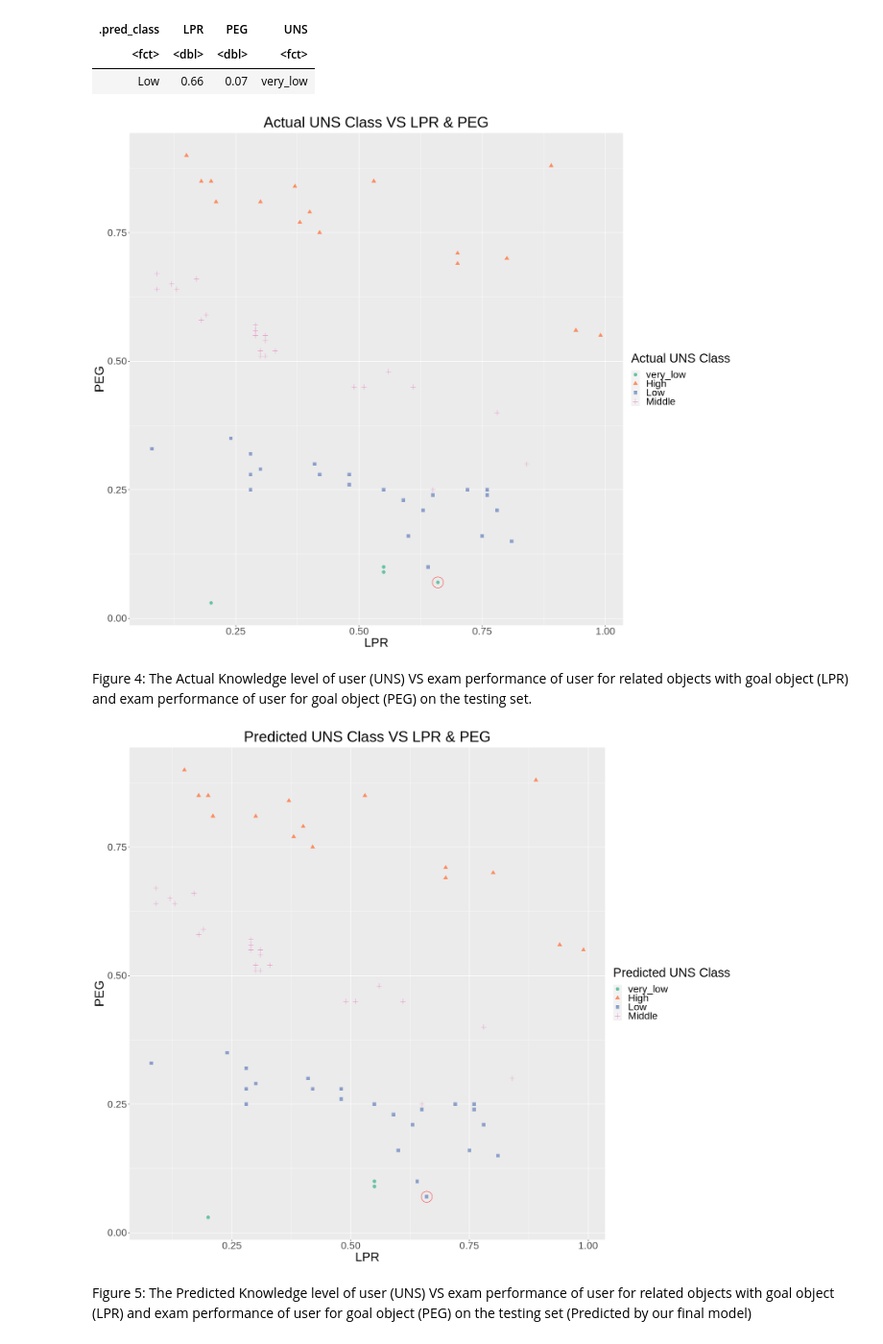
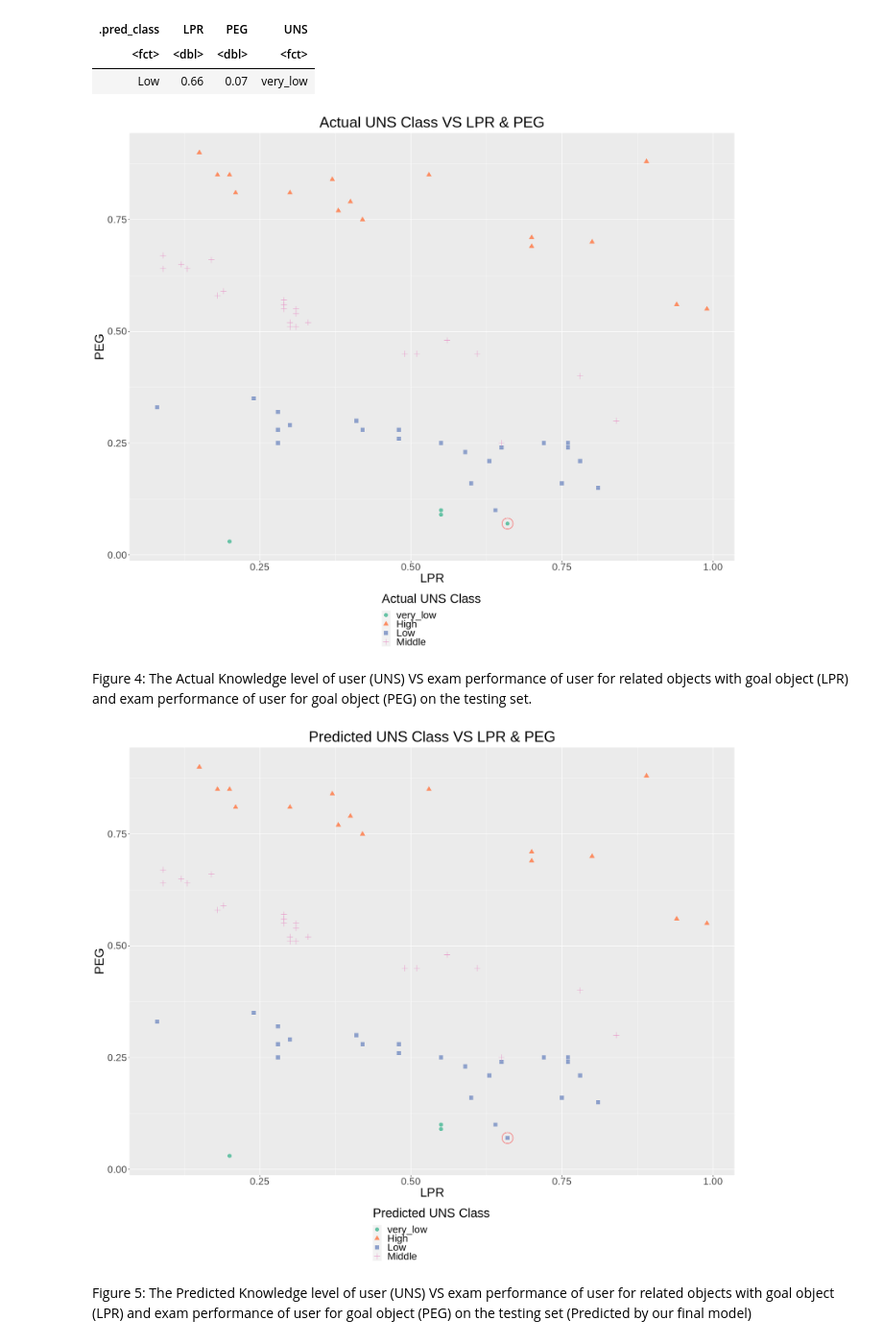
Before and after one commit to Anson-Chan-HK/DSCI-100-2023S1-4-PROJECT, a Jupyter notebook: actual_project.ipynb, the cells around one changed output. Shown at 96% size. Cells and saved outputs as stored; diff of their text form; code cells hidden in the pictures.

```diff
--- a/actual_project.ipynb
+++ b/actual_project.ipynb
@@ -491,11 +491,11 @@ A tibble: 1 × 4
 options(repr.plot.width = 18, repr.plot.height = 15)
 
 modeling_testing_plot <- ggplot(modeling_testing, aes(x = LPR, y = PEG, colour = UNS, shape = UNS)) +
-        geom_point(alpha = 5, size = 3) +
+        geom_point(alpha = 5, size = 3.5) +
         labs(x = "LPR", y = "PEG" , colour = "Actual UNS Class", shape = "Actual UNS Class") +
         ggtitle("Actual UNS Class VS LPR & PEG") +
        theme(text = element_text(size = 25, hjust = 0.5), plot.title = element_text(size = 30, hjust = 0.5),
-             legend.position = "right",
+             legend.position = "bottom",
              legend.direction = "vertical")+
         scale_color_brewer(palette = "Set2")
 
@@ -507,32 +507,32 @@ modeling_testing_plot <- modeling_testing_plot +
 
 modeling_testing_plot
 # %% [output]
-[figure, old version]
+[figure, new version]
 # %% [markdown]
 Figure 4: The Actual Knowledge level of user (UNS) VS exam performance of user for related objects with goal object (LPR) and exam performance of user for goal object (PEG) on the testing set.
 # %%
 #graph our results of our final model prediction on the testing set, with the colours differentiated from the predictive classes from our model
 #circled the point which predicted class differs from actual class of UNS
 
 options(repr.plot.width = 18, repr.plot.height = 15)
 
 modeling_prediction_plot <- ggplot(modeling_predict, aes(x = LPR, y = PEG, colour = .pred_class, shape = .pred_class)) +
-        geom_point(alpha = 5, size = 3) +
+        geom_point(alpha = 5, size = 3.5) +
         labs(x = "LPR", y = "PEG" , colour = "Predicted UNS Class", shape = "Predicted UNS Class") +
         ggtitle("Predicted UNS Class VS LPR & PEG") +
         theme(text = element_text(size = 25, hjust = 0.5), plot.title = element_text(size = 30, hjust = 0.5),
-             legend.position = "right",
+             legend.position = "bottom",
              legend.direction = "vertical")+
         scale_color_brewer(palette = "Set2")
 
 
 modeling_prediction_plot <- modeling_prediction_plot +
   geom_point(data = modeling_target, aes(x = LPR, y = PEG),
              size = 10, shape = 1, colour = "red", fill = NA)
 
 modeling_prediction_plot
 # %% [output]
-[figure, old version]
+[figure, new version]
 # %% [markdown]
 Figure 5: The Predicted Knowledge level of user (UNS) VS exam performance of user for related objects with goal object (LPR) and exam performance of user for goal object (PEG) on the testing set (Predicted by our final model)
 # %%
```
Also changed, not shown: parts of 2 cells of this notebook.
